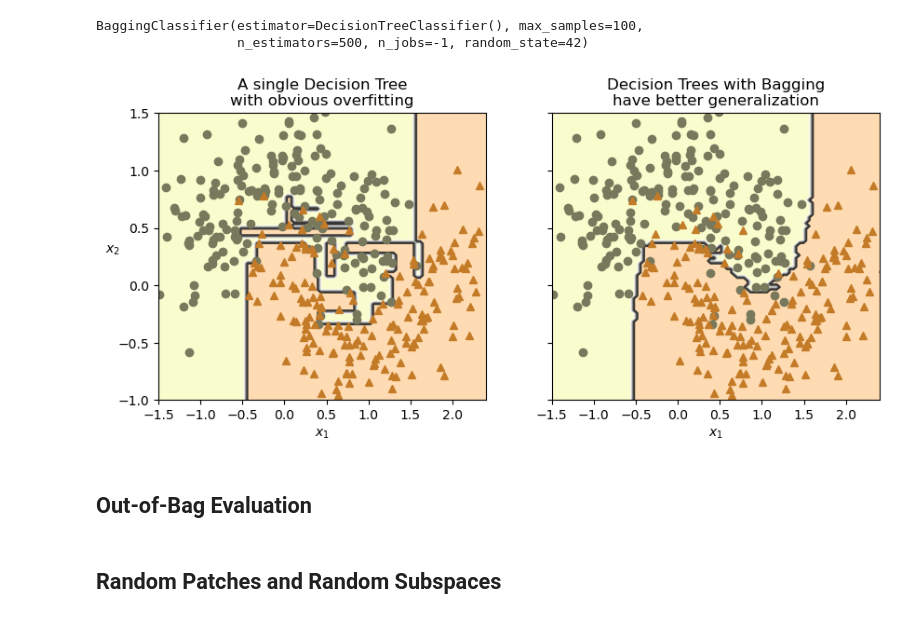
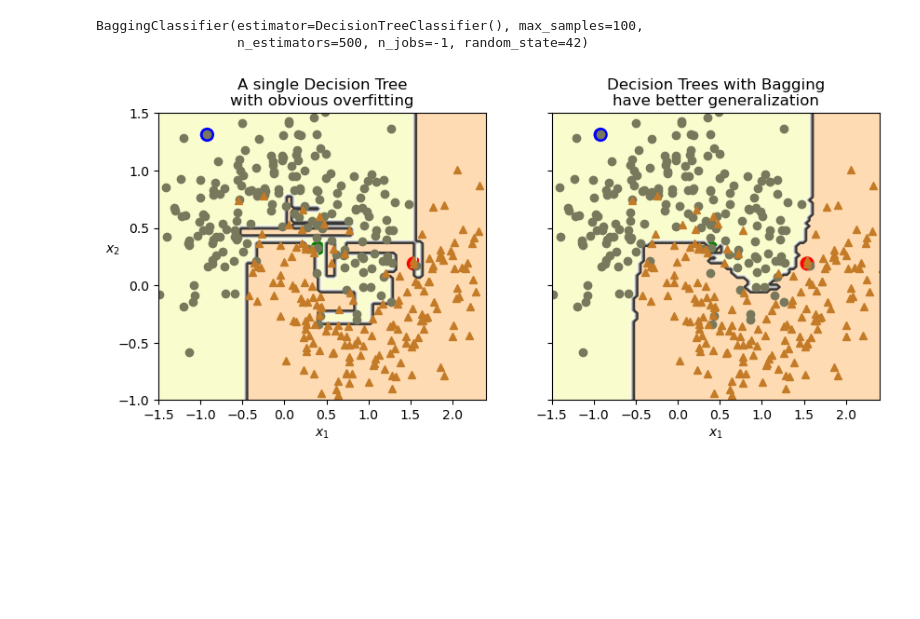
Before and after one commit to ufidon/ml, a Jupyter notebook: mod3/rf.ipynb, the cells around one changed output. Drawn from its saved outputs; the diff is of its cells as text; code cells hidden in the pictures; blank space fills up the shorter version.

```diff
--- a/mod3/rf.ipynb
+++ b/mod3/rf.ipynb
@@ -219,35 +219,32 @@ BaggingClassifier(estimator=DecisionTreeClassifier(), max_samples=100,
 def plot_decision_boundary(ax, clf, X, y, alpha=1.0):
     axes=[-1.5, 2.4, -1, 1.5]
     x1, x2 = np.meshgrid(np.linspace(axes[0], axes[1], 100),
                          np.linspace(axes[2], axes[3], 100))
     X_new = np.c_[x1.ravel(), x2.ravel()]
     y_pred = clf.predict(X_new).reshape(x1.shape)
 
     ax.contourf(x1, x2, y_pred, alpha=0.3 * alpha, cmap='Wistia')
     ax.contour(x1, x2, y_pred, cmap="Greys", alpha=0.8 * alpha)
     colors = ["#78785c", "#c47b27"]
     markers = ("o", "^")
     for idx in (0, 1):
         ax.plot(X[:, 0][y == idx], X[:, 1][y == idx],
                  color=colors[idx], marker=markers[idx], linestyle="none")
+    ax.scatter(X[:3,0], X[:3,1], s=100, color=['red','green','blue'],zorder=1)
     ax.axis(axes)
     ax.set_xlabel(r"$x_1$")
     ax.set_ylabel(r"$x_2$", rotation=0)
 
 tree_clf = DecisionTreeClassifier(random_state=42)
 tree_clf.fit(X_train, y_train)
 
 fig3, axes3 = plt.subplots(ncols=2, figsize=(10, 4), sharey=True)
 
 plot_decision_boundary(axes3[0], tree_clf, X_train, y_train)
 axes3[0].set_title("A single Decision Tree\nwith obvious overfitting")
 
 plot_decision_boundary(axes3[1], bag_clf, X_train, y_train)
 axes3[1].set_title("Decision Trees with Bagging\nhave better generalization")
 axes3[1].set_ylabel("");
 # %% [output]
-[figure, old version]
+[figure, new version]
-# %% [markdown]
-## Out-of-Bag Evaluation
-# %% [markdown]
-## Random Patches and Random Subspaces
```
Also changed, not shown: parts of 19 cells of this notebook.
